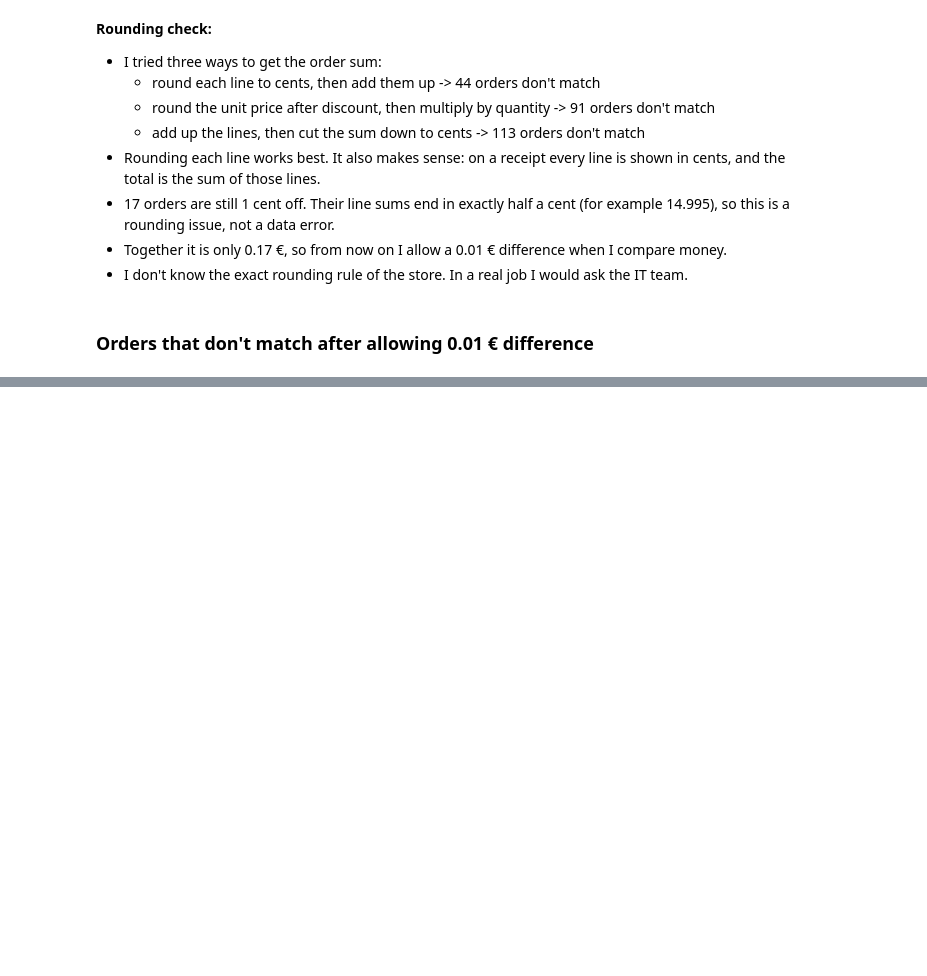
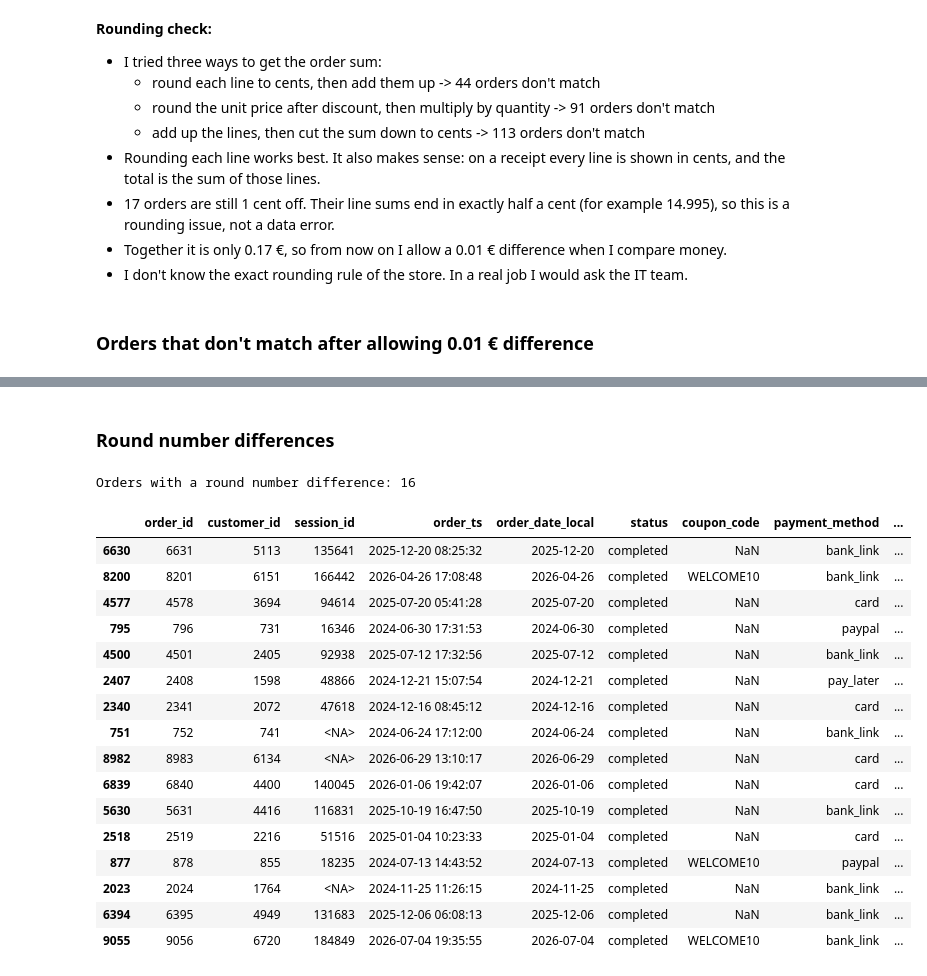
Before and after one commit to egidijus-zilis/ecommerce-analysis, a Jupyter notebook: notebooks/02_cross_table_checks.ipynb, the cells around one changed output, grey strips where cells are left out. Saved outputs shown, nothing was run; the diff lists cells and outputs as text; code cells hidden in the pictures; blank space fills up the shorter version.

Commit message:
Finish B1/B2 order total check, add DQ-20, update DQ-12

```diff
--- a/notebooks/02_cross_table_checks.ipynb
+++ b/notebooks/02_cross_table_checks.ipynb
@@ -216,3 +216,28 @@ display(not_matching_tolerance.sort_values("difference"))
 | 6394 | 6395 | 4949 | 131683 | 2025-12-06 06:08:13 | 2025-12-06 | completed | NaN | bank_link | ... |
 | 2023 | 2024 | 1764 | <NA> | 2024-11-25 11:26:15 | 2024-11-25 | completed | NaN | bank_link | ... |
 | 9055 | 9056 | 6720 | 184849 | 2026-07-04 19:35:55 | 2026-07-04 | completed | WELCOME10 | bank_link | ... |
+# %% [markdown]
+### Round number differences
+# %%
+round_differences = not_matching_tolerance[round(round(not_matching_tolerance["difference"], 0), 2) == round(not_matching_tolerance["difference"], 2)]
+print(f"Orders with a round number difference: {len(round_differences)}")
+display(round_differences.sort_values("difference"))
+# %% [output]
+Orders with a round number difference: 16
+|  | order_id | customer_id | session_id | order_ts | order_date_local | status | coupon_code | payment_method | ... |
+| 6630 | 6631 | 5113 | 135641 | 2025-12-20 08:25:32 | 2025-12-20 | completed | NaN | bank_link | ... |
+| 8200 | 8201 | 6151 | 166442 | 2026-04-26 17:08:48 | 2026-04-26 | completed | WELCOME10 | bank_link | ... |
+| 4577 | 4578 | 3694 | 94614 | 2025-07-20 05:41:28 | 2025-07-20 | completed | NaN | card | ... |
+| 795 | 796 | 731 | 16346 | 2024-06-30 17:31:53 | 2024-06-30 | completed | NaN | paypal | ... |
+| 4500 | 4501 | 2405 | 92938 | 2025-07-12 17:32:56 | 2025-07-12 | completed | NaN | bank_link | ... |
+| 2407 | 2408 | 1598 | 48866 | 2024-12-21 15:07:54 | 2024-12-21 | completed | NaN | pay_later | ... |
+| 2340 | 2341 | 2072 | 47618 | 2024-12-16 08:45:12 | 2024-12-16 | completed | NaN | card | ... |
+| 751 | 752 | 741 | <NA> | 2024-06-24 17:12:00 | 2024-06-24 | completed | NaN | bank_link | ... |
+| 8982 | 8983 | 6134 | <NA> | 2026-06-29 13:10:17 | 2026-06-29 | completed | NaN | card | ... |
+| 6839 | 6840 | 4400 | 140045 | 2026-01-06 19:42:07 | 2026-01-06 | completed | NaN | card | ... |
+| 5630 | 5631 | 4416 | 116831 | 2025-10-19 16:47:50 | 2025-10-19 | completed | NaN | bank_link | ... |
+| 2518 | 2519 | 2216 | 51516 | 2025-01-04 10:23:33 | 2025-01-04 | completed | NaN | card | ... |
+| 877 | 878 | 855 | 18235 | 2024-07-13 14:43:52 | 2024-07-13 | completed | WELCOME10 | paypal | ... |
+| 2023 | 2024 | 1764 | <NA> | 2024-11-25 11:26:15 | 2024-11-25 | completed | NaN | bank_link | ... |
+| 6394 | 6395 | 4949 | 131683 | 2025-12-06 06:08:13 | 2025-12-06 | completed | NaN | bank_link | ... |
+| 9055 | 9056 | 6720 | 184849 | 2026-07-04 19:35:55 | 2026-07-04 | completed | WELCOME10 | bank_link | ... |
```
Also changed, not shown: parts of 7 cells of this notebook, 1 other file.
